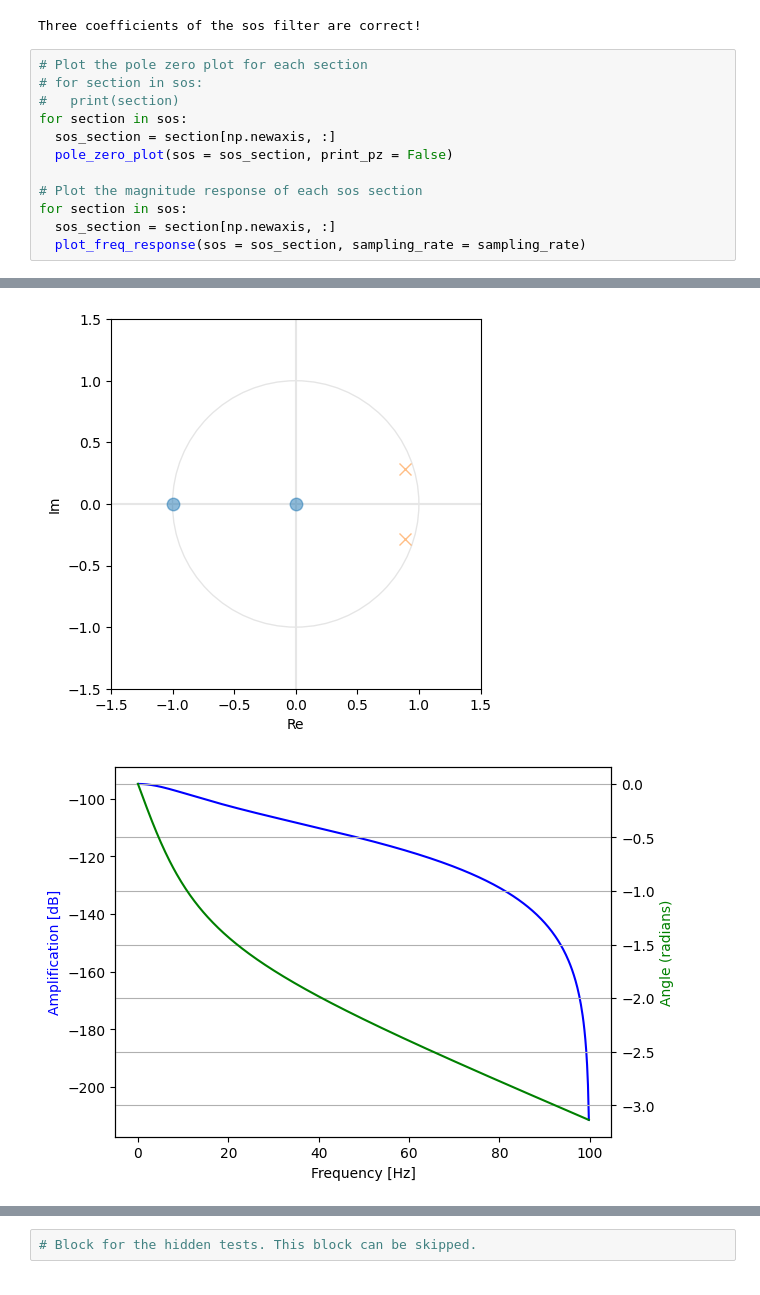
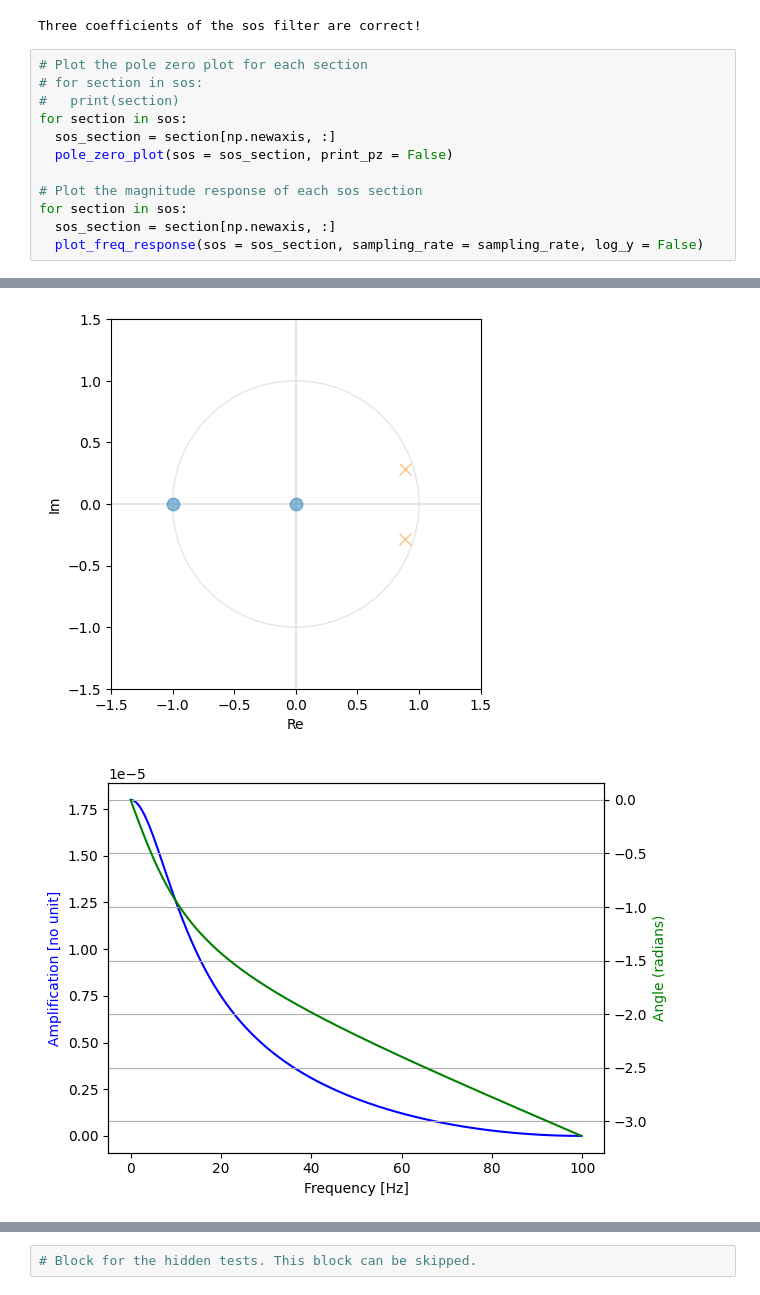
Before and after one commit to DoerteWa/dsss_homework_2, a Jupyter notebook: exercise-09.ipynb, the cells around one changed output, grey strips where cells are left out. Saved outputs shown, nothing was run; the diff lists cells and outputs as text.

```diff
--- a/exercise-09.ipynb
+++ b/exercise-09.ipynb
@@ -207,18 +204,18 @@ Three coefficients of the sos filter are correct!
 # %%
 # Plot the pole zero plot for each section
 # for section in sos:
 #   print(section)
 for section in sos:
   sos_section = section[np.newaxis, :]
   pole_zero_plot(sos = sos_section, print_pz = False)
 
 # Plot the magnitude response of each sos section
 for section in sos:
   sos_section = section[np.newaxis, :]
-  plot_freq_response(sos = sos_section, sampling_rate = sampling_rate)
+  plot_freq_response(sos = sos_section, sampling_rate = sampling_rate, log_y = False)
 # %% [output]
 [figure]
 [figure]
 [figure]
 [figure]
-[figure, old version]
+[figure, new version]
```
Also changed, not shown: parts of 8 cells of this notebook.
